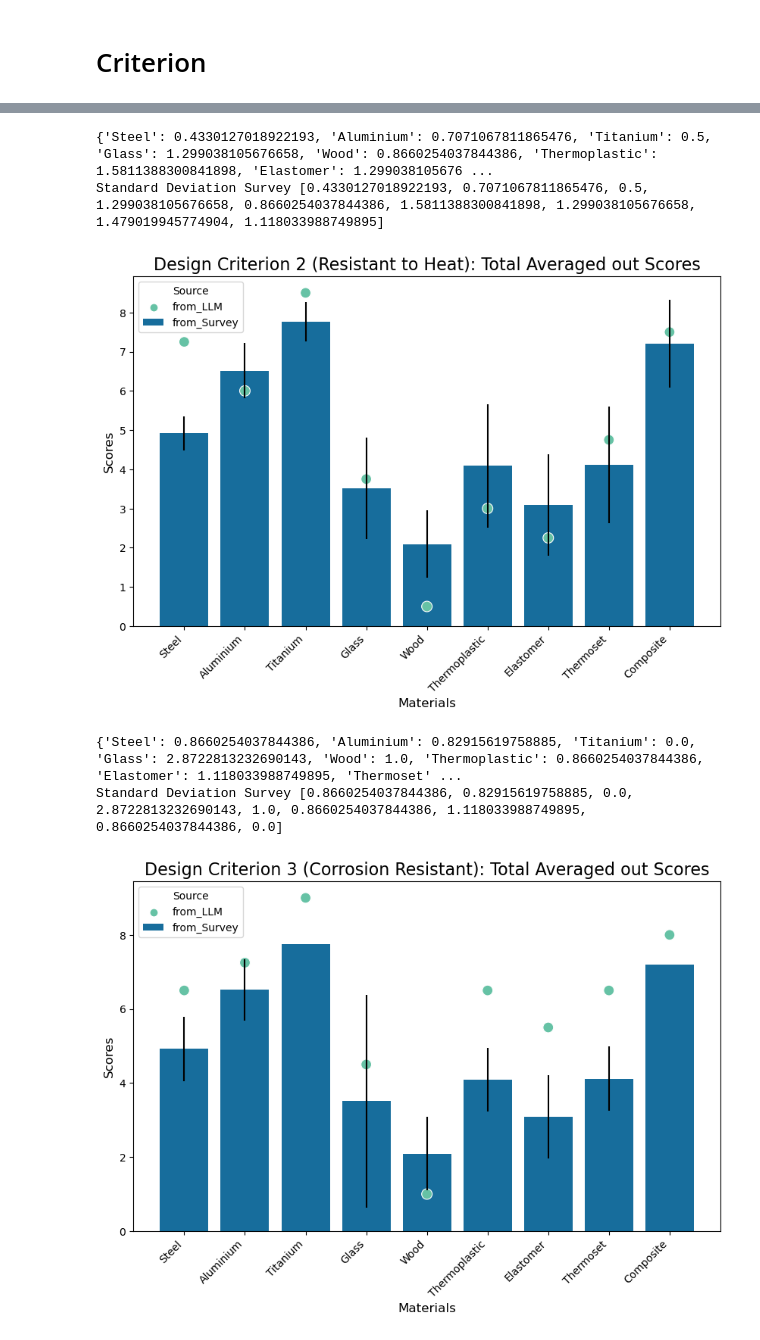
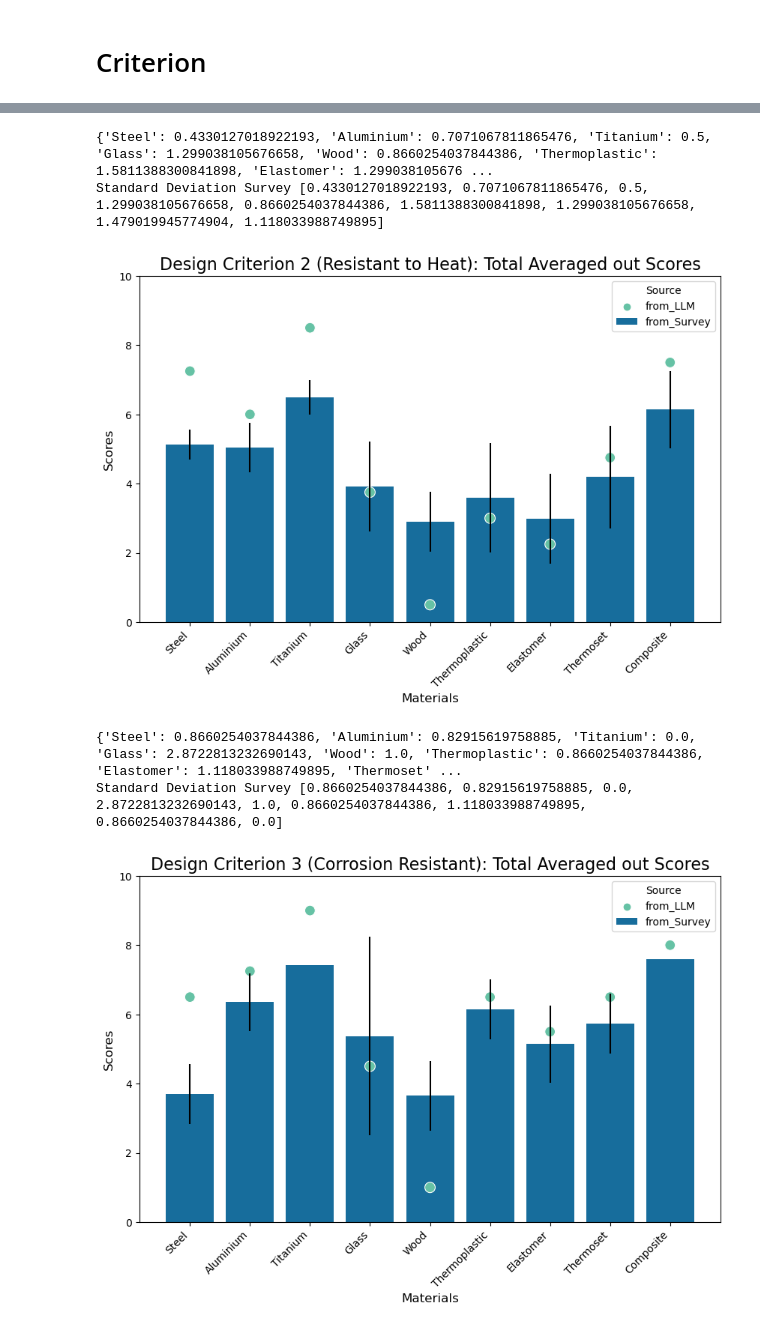
Before and after one commit to cmudrc/LLM-for-Material-Selection, a Jupyter notebook: Comparison Notebooks/SurveyLLM comparison.ipynb, the cells around one changed output, grey strips where cells are left out. Drawn from its saved outputs; the diff is of its cells as text; code cells hidden in the pictures.

```diff
--- a/Comparison Notebooks/SurveyLLM comparison.ipynb
+++ b/Comparison Notebooks/SurveyLLM comparison.ipynb
@@ -1443,7 +1443,7 @@ for material, scores in material_list_safety_helmet.items():
 
 print(average_scores_safety_helmet)
 
-survey_list = [mean_helmet_steel, mean_helmet_aluminium, mean_helmet_titanium, mean_helmet_glass, mean_helmet_wood, mean_helmet_thermoplastic, mean_helmet_elastomer, mean_helmet_thermoset, mean_helmet_composite]
+survey_list_safety_helmet = [mean_helmet_steel, mean_helmet_aluminium, mean_helmet_titanium, mean_helmet_glass, mean_helmet_wood, mean_helmet_thermoplastic, mean_helmet_elastomer, mean_helmet_thermoset, mean_helmet_composite]
 
 llm_list_safety_helmet =  [average_scores_safety_helmet['Steel'], average_scores_safety_helmet['Aluminium'], average_scores_safety_helmet['Titanium'], average_scores_safety_helmet['Glass'], average_scores_safety_helmet['Wood'], average_scores_safety_helmet['Thermoplastic'], average_scores_safety_helmet['Elastomer'], average_scores_safety_helmet['Thermoset'], average_scores_safety_helmet['Composite']]
 
@@ -1453,7 +1453,7 @@ sorted_llm_list_safety_helmet = sorted(llm_list_safety_helmet)
 
 data_safety_helmet = pd.DataFrame({
     'Materials': materials * 2,
-    'Scores': survey_list + llm_list_safety_helmet,
+    'Scores': survey_list_safety_helmet + llm_list_safety_helmet,
     'Source': ['from_Survey'] * len(materials) + ['from_LLM'] * len(materials)
 })
 
@@ -1527,7 +1527,7 @@ for material, scores in material_list_lightweight.items():
 
 print(average_scores_lightweight)
 
-survey_list = [mean_lightweight_steel, mean_lightweight_aluminium, mean_lightweight_titanium, mean_lightweight_glass, mean_lightweight_wood, mean_lightweight_thermoplastic, mean_lightweight_elastomer, mean_lightweight_thermoset, mean_lightweight_composite]
+survey_list_lightweight = [mean_lightweight_steel, mean_lightweight_aluminium, mean_lightweight_titanium, mean_lightweight_glass, mean_lightweight_wood, mean_lightweight_thermoplastic, mean_lightweight_elastomer, mean_lightweight_thermoset, mean_lightweight_composite]
 
 llm_list_lightweight =  [average_scores_lightweight['Steel'], average_scores_lightweight['Aluminium'], average_scores_lightweight['Titanium'], average_scores_lightweight['Glass'], average_scores_lightweight['Wood'], average_scores_lightweight['Thermoplastic'], average_scores_lightweight['Elastomer'], average_scores_lightweight['Thermoset'], average_scores_lightweight['Composite']]
 
@@ -1537,7 +1537,7 @@ sorted_llm_list_lightweight = sorted(llm_list_safety_helmet)
 
 data_lightweight = pd.DataFrame({
     'Materials': materials * 2,
-    'Scores': survey_list + llm_list_lightweight,
+    'Scores': survey_list_lightweight + llm_list_lightweight,
     'Source': ['from_Survey'] * len(materials) + ['from_LLM'] * len(materials)
 })
 
@@ -1596,7 +1596,7 @@ for material, scores in material_list_resistant_to_heat.items():
 
 print(average_scores_resistant_to_heat)
 
-survey_list = [mean_rest_to_heat_steel, mean_rest_to_heat_aluminium, mean_rest_to_heat_titanium, mean_rest_to_heat_glass, mean_rest_to_heat_wood, mean_rest_to_heat_thermoplastic, mean_rest_to_heat_elastomer, mean_rest_to_heat_thermoset, mean_rest_to_heat_composite]
+survey_list_rest_to_heat = [mean_rest_to_heat_steel, mean_rest_to_heat_aluminium, mean_rest_to_heat_titanium, mean_rest_to_heat_glass, mean_rest_to_heat_wood, mean_rest_to_heat_thermoplastic, mean_rest_to_heat_elastomer, mean_rest_to_heat_thermoset, mean_rest_to_heat_composite]
 
 llm_list_resistant_to_heat =  [average_scores_resistant_to_heat['Steel'], average_scores_resistant_to_heat['Aluminium'], average_scores_resistant_to_heat['Titanium'], average_scores_resistant_to_heat['Glass'], average_scores_resistant_to_heat['Wood'], average_scores_resistant_to_heat['Thermoplastic'], average_scores_resistant_to_heat['Elastomer'], average_scores_resistant_to_heat['Thermoset'], average_scores_resistant_to_heat['Composite']]
 
@@ -1606,7 +1606,7 @@ sorted_llm_list_resistant_to_heat = sorted(llm_list_resistant_to_heat)
 
 data_resistant_to_heat = pd.DataFrame({
     'Materials': materials * 2,
-    'Scores': survey_list + llm_list_resistant_to_heat,
+    'Scores': survey_list_rest_to_heat + llm_list_resistant_to_heat,
     'Source': ['from_Survey'] * len(materials) + ['from_LLM'] * len(materials)
 })
 
@@ -1666,7 +1666,7 @@ for material, scores in material_list_corrosion_resistant.items():
 
 print(average_scores_corrosion_resistant)
 
-survey_list = [mean_corrosion_steel, mean_corrosion_aluminium, mean_corrosion_titanium, mean_corrosion_glass, mean_corrosion_wood, mean_corrosion_thermoplastic, mean_corrosion_elastomer, mean_corrosion_thermoset, mean_corrosion_composite]
+survey_list_corrosion = [mean_corrosion_steel, mean_corrosion_aluminium, mean_corrosion_titanium, mean_corrosion_glass, mean_corrosion_wood, mean_corrosion_thermoplastic, mean_corrosion_elastomer, mean_corrosion_thermoset, mean_corrosion_composite]
 
 llm_list_corrosion_resistant =  [average_scores_corrosion_resistant['Steel'], average_scores_corrosion_resistant['Aluminium'], average_scores_corrosion_resistant['Titanium'], average_scores_corrosion_resistant['Glass'], average_scores_corrosion_resistant['Wood'], average_scores_corrosion_resistant['Thermoplastic'], average_scores_corrosion_resistant['Elastomer'], average_scores_corrosion_resistant['Thermoset'], average_scores_corrosion_resistant['Composite']]
 
@@ -1676,7 +1676,7 @@ sorted_llm_list_corrosion_resistant = sorted(llm_list_corrosion_resistant)
 
 data_corrosion_resistant = pd.DataFrame({
     'Materials': materials * 2,
-    'Scores': survey_list + llm_list_corrosion_resistant,
+    'Scores': survey_list_corrosion + llm_list_corrosion_resistant,
     'Source': ['from_Survey'] * len(materials) + ['from_LLM'] * len(materials)
 })
 
@@ -2144,7 +2150,7 @@ print("Standard Deviation Survey",std_list_rest_to_heat)
 
 data_rest_to_heat = pd.DataFrame({
     'Materials': materials * 2,
-    'Scores': survey_list + llm_list_resistant_to_heat,
+    'Scores': survey_list_rest_to_heat + llm_list_resistant_to_heat,
     'Source': ['from_Survey'] * len(materials) + ['from_LLM'] * len(materials)
 })
 
@@ -2159,6 +2165,7 @@ sns.scatterplot(x='Materials', y='Scores', hue='Source', data=data_rest_to_heat[
 
 plt.xlabel('Materials', fontsize=12)
 plt.ylabel('Scores', fontsize=12)
+plt.ylim(0,10)
 plt.title('Design Criterion 2 (Resistant to Heat): Total Averaged out Scores', fontsize=16)
 plt.xticks(rotation=45, ha='right')
 plt.legend(title='Source')
@@ -2167,7 +2174,7 @@ plt.show()
 # %% [output]
 {'Steel': 0.4330127018922193, 'Aluminium': 0.7071067811865476, 'Titanium': 0.5, 'Glass': 1.299038105676658, 'Wood': 0.8660254037844386, 'Thermoplastic': 1.5811388300841898, 'Elastomer': 1.299038105676 ...
 Standard Deviation Survey [0.4330127018922193, 0.7071067811865476, 0.5, 1.299038105676658, 0.8660254037844386, 1.5811388300841898, 1.299038105676658, 1.479019945774904, 1.118033988749895]
-[figure, old version]
+[figure, new version]
 # %%
 std_scores_corrosion = {}
 
@@ -2181,35 +2188,36 @@ std_list_corrosion = []
 for m in materials:
     std_list_corrosion.append(std_scores_corrosion[m])
     # std_list_spacecraft.append(0)
 
 print("Standard Deviation Survey",std_list_corrosion)
 
 data_corrosion = pd.DataFrame({
     'Materials': materials * 2,
-    'Scores': survey_list + llm_list_corrosion_resistant,
+    'Scores': survey_list_corrosion + llm_list_corrosion_resistant,
     'Source': ['from_Survey'] * len(materials) + ['from_LLM'] * len(materials)
 })
 
 plt.figure(figsize=(10, 6))
 color_palette = sns.color_palette("colorblind")
 
 # Plot the bar chart with the colorblind-friendly palette
 sns.barplot(x='Materials', y='Scores', hue='Source', data=data_corrosion[:len(materials)], palette=color_palette, yerr=std_list_corrosion[:len(materials)])
 
 # Plot the scatter plot with the colorblind-friendly palette
 sns.scatterplot(x='Materials', y='Scores', hue='Source', data=data_corrosion[len(materials):], palette="Set2", s=100)
 
 plt.xlabel('Materials', fontsize=12)
 plt.ylabel('Scores', fontsize=12)
+plt.ylim(0,10)
 plt.title('Design Criterion 3 (Corrosion Resistant): Total Averaged out Scores', fontsize=16)
 plt.xticks(rotation=45, ha='right')
 plt.legend(title='Source')
 plt.show()
 # sns.scatterplot(x='Materials', y='Scores', hue='Source', data=data_spacecraft[len(materials):], palette="r", s=100)
 # %% [output]
 {'Steel': 0.8660254037844386, 'Aluminium': 0.82915619758885, 'Titanium': 0.0, 'Glass': 2.8722813232690143, 'Wood': 1.0, 'Thermoplastic': 0.8660254037844386, 'Elastomer': 1.118033988749895, 'Thermoset' ...
 Standard Deviation Survey [0.8660254037844386, 0.82915619758885, 0.0, 2.8722813232690143, 1.0, 0.8660254037844386, 1.118033988749895, 0.8660254037844386, 0.0]
-[figure, old version]
+[figure, new version]
 # %%
 std_scores_high_strength = {}
 
```
Also changed, not shown: parts of 35 cells of this notebook, 1 other file.
